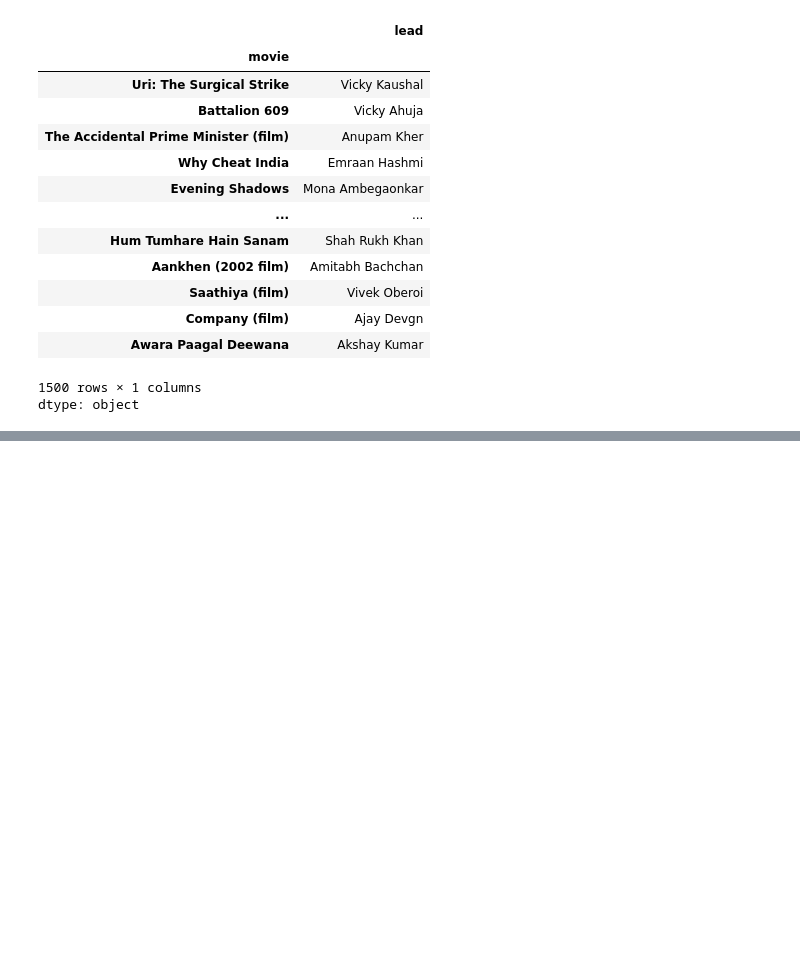
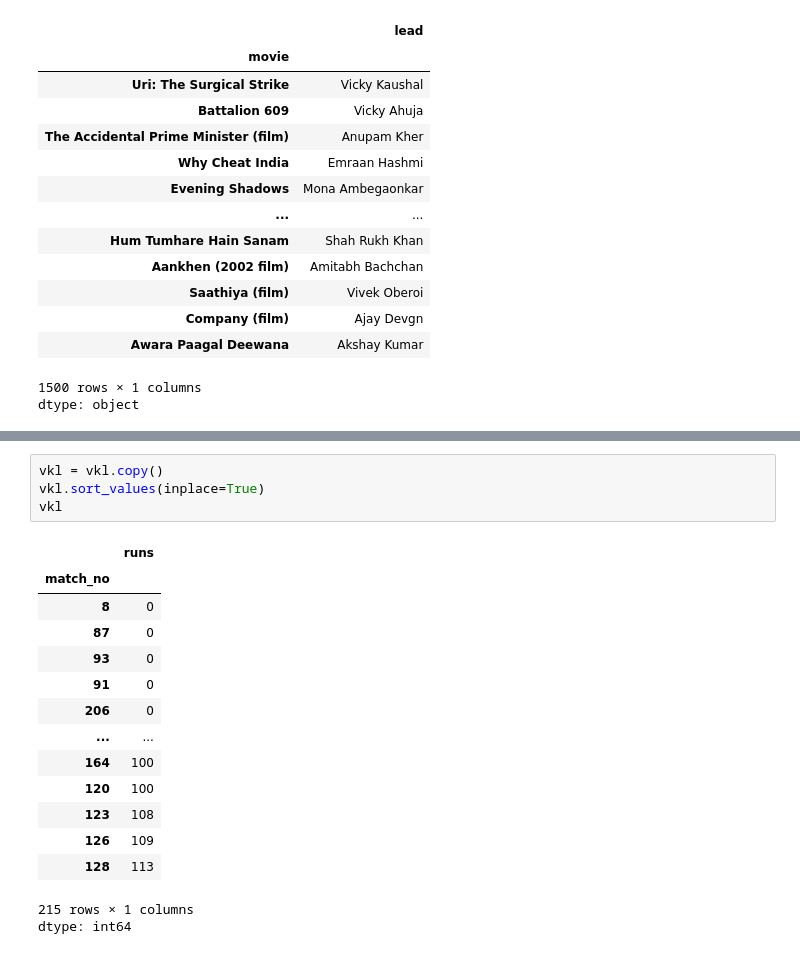
Before and after one commit to Tdeflash12/AI-ML, a Jupyter notebook: pandas.ipynb, the cells around one changed output, grey strips where cells are left out. Drawn from its saved outputs; the diff is of its cells as text; blank space fills up the shorter version.

```diff
--- a/pandas.ipynb
+++ b/pandas.ipynb
@@ -160,0 +238,20 @@ dtype: object
+# %%
+vkl = vkl.copy()
+vkl.sort_values(inplace=True)
+vkl
+# %% [output]
+|  | runs |
+| match_no |  |
+| 8 | 0 |
+| 87 | 0 |
+| 93 | 0 |
+| 91 | 0 |
+| 206 | 0 |
+| ... | ... |
+| 164 | 100 |
+| 120 | 100 |
+| 123 | 108 |
+| 126 | 109 |
+| 128 | 113 |
+215 rows × 1 columns
+dtype: int64
```
Also changed, not shown: parts of 10 cells of this notebook.
